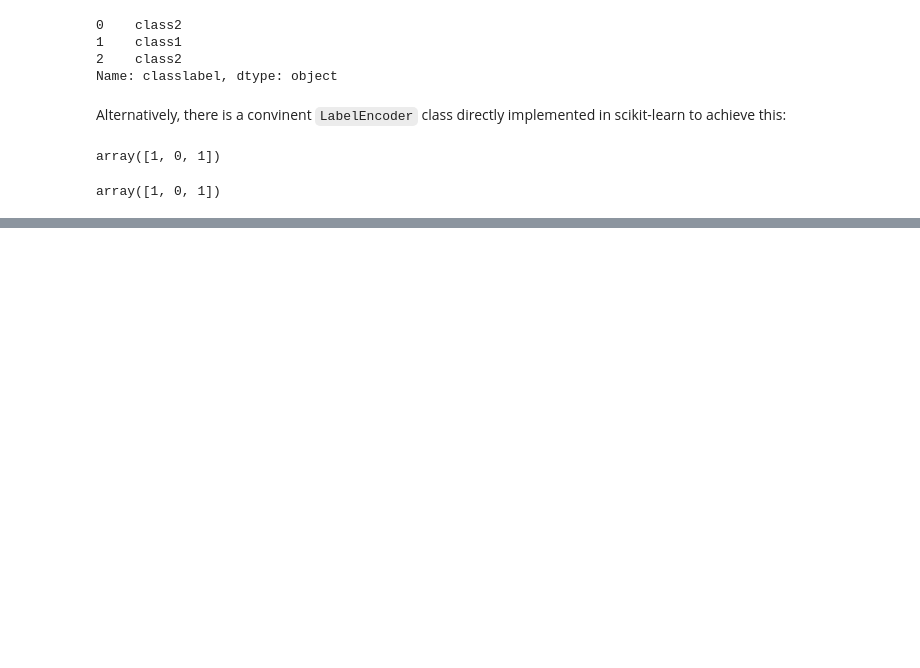
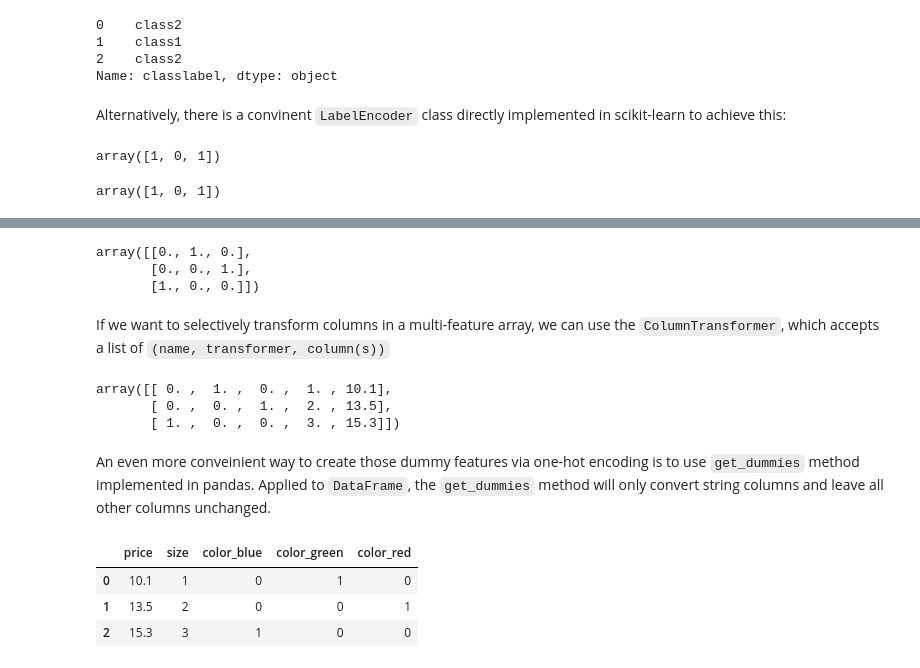
Before and after one commit to prabaldeshar/machine-learning, a Jupyter notebook: ch_04_data_preprocessing/data_preprocessing.ipynb, the cells around one changed output, grey strips where cells are left out. Saved outputs shown, nothing was run; the diff lists cells and outputs as text; code cells hidden in the pictures; blank space fills up the shorter version.

```diff
--- a/ch_04_data_preprocessing/data_preprocessing.ipynb
+++ b/ch_04_data_preprocessing/data_preprocessing.ipynb
@@ -179,0 +184,39 @@ array([1, 0, 1])
+# %%
+
+from sklearn.preprocessing import OneHotEncoder
+
+X = df[['color', 'size', 'price']].values
+color_ohe = OneHotEncoder()
+color_ohe.fit_transform(X[:, 0].reshape(-1, 1)).toarray()
+# %% [output]
+array([[0., 1., 0.],
+       [0., 0., 1.],
+       [1., 0., 0.]])
+# %% [markdown]
+If we want to selectively transform columns in a multi-feature array, we can use the `ColumnTransformer`, which accepts a list of `(name, transformer, column(s))`
+# %%
+from sklearn.compose import ColumnTransformer
+from sklearn.preprocessing import OneHotEncoder
+
+X = df[['color', 'size', 'price']].values
+c_trasf = ColumnTransformer(
+    [
+        ('onehot', OneHotEncoder(), [0] ),
+        ('nothing', 'passthrough', [1,2])
+    ]
+)
+
+c_trasf.fit_transform(X).astype(float)
+# %% [output]
+array([[ 0. ,  1. ,  0. ,  1. , 10.1],
+       [ 0. ,  0. ,  1. ,  2. , 13.5],
+       [ 1. ,  0. ,  0. ,  3. , 15.3]])
+# %% [markdown]
+An even more conveinient way to create those dummy features via one-hot encoding is to use `get_dummies` method implemented in pandas. Applied to `DataFrame`, the `get_dummies` method will only convert string columns and leave all other columns unchanged.
+# %%
+pd.get_dummies(df[['price', 'color', 'size']])
+# %% [output]
+|  | price | size | color_blue | color_green | color_red |
+| 0 | 10.1 | 1 | 0 | 1 | 0 |
+| 1 | 13.5 | 2 | 0 | 0 | 1 |
+| 2 | 15.3 | 3 | 1 | 0 | 0 |
```
Also changed, not shown: parts of 17 cells of this notebook.
